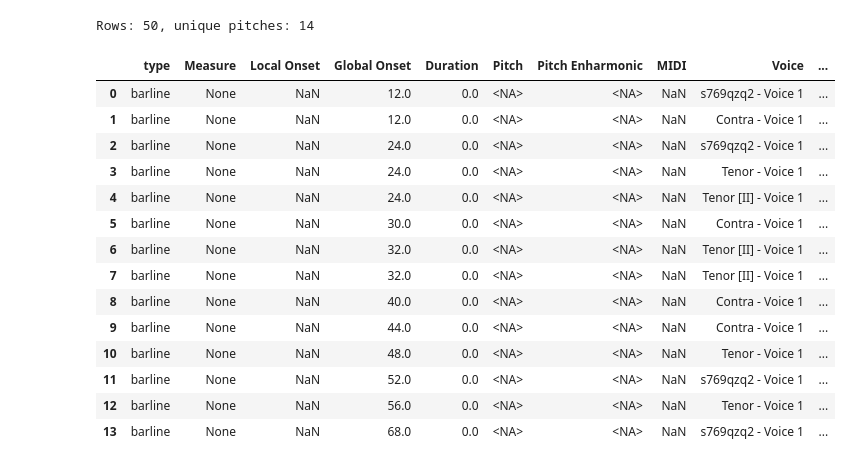
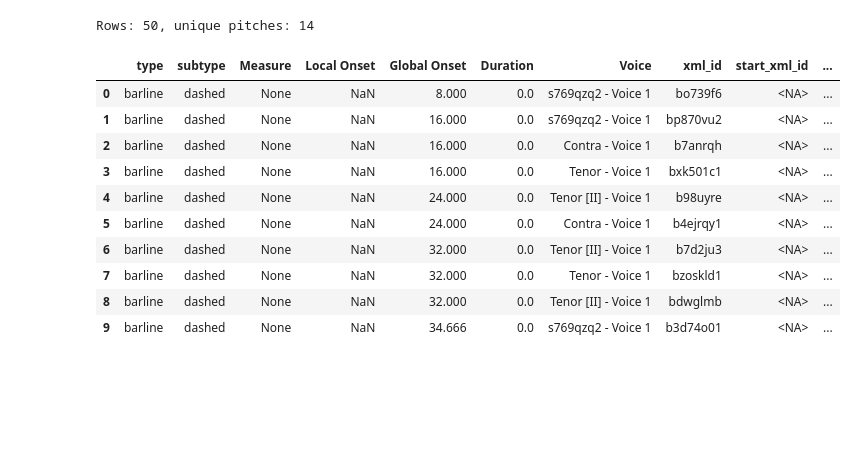
Before and after one commit to egorpol/camat_v2, a Jupyter notebook: testing_parser_mensural.ipynb, the cells around one changed output. Drawn from its saved outputs; the diff is of its cells as text; code cells hidden in the pictures; blank space fills up the shorter version.

```diff
--- a/testing_parser_mensural.ipynb
+++ b/testing_parser_mensural.ipynb
@@ -2,17 +2,14 @@
 # Imports
 from IPython.display import display
 
-from camat.parser_registry import parse_files, list_parsers
-
-# Backend selection ('music21' | 'partitura')
-PARSING_BACKEND = 'partitura'
+from camat.parser_registry import parse_files
 
 # Optional: auto summary via parser_registry.parse_files(..., print_parsed_summary=...)
 # False disables it; a dict forwards kwargs to parser_utils.print_parsed_summary.
 PRINT_PARSED_SUMMARY = True
 
 # ---------------------------------------------------------------------
-# Parameter section (all current parse_files_partitura options)
+# Parameter section used in this mensural notebook
 # ---------------------------------------------------------------------
 FILTER_ZERO_DURATION = True          # filter out notes with duration 0 (grace notes)
 ADJUST_FRACTIONAL_DURATION = True    # rounds Duration, Local Onset, and Global Onset to 3 decimals
@@ -20,8 +17,6 @@ PARSE_ENHARMONIC = True              # add 'Pitch Enharmonic' column grounded in
 DEDUPE_WEAKER_TEXT_EVENTS = False    # drops weaker duplicate text-like events when an anchored copy also exists
 
 PLOTTING_BACKEND = 'bokeh'           # 'plt' | 'bokeh' | 'none'
-SHOW_MEASURE_LINES = False            # draw vertical measure lines at measure starts
-MEASURE_LINE_COLOR = 'black'         # color for measure lines
 SHOW_HOVER = True                    # enable hover tool (Bokeh only)
 HOVER_FIELDS = [
     'measure', 'local_onset', 'global_onset', 'duration',
@@ -30,7 +25,7 @@ HOVER_FIELDS = [
 
 DISPLAY_PREVIEW_DF_PITCH = True      # show preview for parsed pitch dataframe
 DISPLAY_PREVIEW_DF_EVENTS = True     # show preview for parsed event dataframe
-PREVIEW_ROWS = 20                    # number of rows to show in preview
+PREVIEW_ROWS = 10                    # number of rows to show in preview
 CLEANUP_REMOTE = True                # if source is a URL, delete temp file after parsing
 RETURN_PLOTS = False                 # include plot objects in results under 'plot'
 PLOT_SIZE_X = 900                    # plot width in pixels
@@ -40,52 +35,30 @@ ZOOM_WHEEL_DIM = 'width'             # 'both' | 'width' | 'height' (Bokeh only)
 SHOW_PROGRESS = True                 # tqdm progress bar for multiple files
 PROGRESS_DESC = None                 # custom progress label, or None
 
-# Cross-backend options
-STRIP_TIES = True                    # music21 backend only
-ALIGN_ACCIDENT_SCHEMA = True         # harmonize accidental schema across backends
+# Mensural parsing / display options
+ALIGN_ACCIDENT_SCHEMA = True         # normalize accidental spellings in parsed pitch columns
 COLORIZE_VOICES = True               # color-code notes by voice/part in piano roll
 PALETTE = 'Category20'               # e.g. 'Category10', 'Category20', 'Set3', or list of colors
 INCLUDE_XML_IDS = True               # for MEI, include xml:id as 'xml_id'
-
-# Mensural / MEI handling (partitura backend)
-NORMALIZE_MENSURAL_DURATIONS = True      # mensural MEI only: rewrite dur tokens (e.g. semibrevis)
-INJECT_MISSING_METER_SIGNATURE = False    # mensural MEI only: inject default meter when missing
-DEFAULT_METER_COUNT = 4                  # used for injected meter numerator
-DEFAULT_METER_UNIT = 4                   # used for injected meter denominator
-TRY_VEROVIO_MEI_CONVERSION = True        # retry unsupported MEI structures via Verovio conversion
-PREFER_VEROVIO_FOR_MENSURAL = True       # run Verovio first when mensural markers are detected
-VEROVIO_MENSURAL_TO_CMN = True           # ask Verovio to convert mensural notation to CMN-compatible MEI
-VEROVIO_DURATION_EQUIVALENCE = None      # optional float (e.g. 2.0) to scale durations during conversion
-VEROVIO_MENSURAL_SCORE_UP = False        # enable Verovio mensural score-up rendering behavior
 PLOT_PARSED_BARLINES_WITH_VOICE_COLORING = True  # overlay parsed MEI barlines using voice-matched colors
-ALLOW_MUSIC21_FALLBACK = False           # strict partitura flow when False; no music21 fallback
 
 # List of file sources (URLs or local paths)
 FILE_SOURCES = [
-    # 'https://analyse.hfm-weimar.de/database/02/PrJode_Jos0302_COM_1-5_MissaDapac_002_00006.xml',
-    # 'https://raw.githubusercontent.com/humdrum-tools/bach-wtc-fugues/refs/heads/master/kern/wtc1f04.krn',
-    # 'https://raw.githubusercontent.com/humdrum-tools/bach-wtc/refs/heads/main/kern/wtc1f22.krn',
-    # 'https://raw.githubusercontent.com/trompamusic-encodings/Beethoven_Op31_No3_HenleUrtext/refs/heads/master/Beethoven_Op31_No3_3-HenleUrtext.mei',
-    # 'https://raw.githubusercontent.com/piasteuck/winterreise-analysis/refs/heads/main/Schubert_Winterreise_Dataset_v2-0/01_RawData/score_musicxml/Schubert_D911-20.xml',
-    # 'https://raw.githubusercontent.com/music-encoding/sample-encodings/main/MEI_5.0/Music/Complete_examples/Bach-JS_Ein_feste_Burg.mei',
-    #'https://raw.githubusercontent.com/music-encoding/sample-encodings/main/MEI_3.0/Music/Complete_examples/Mozart_Fuge_G_minor.mei',
     'https://github.com/annplaksin/mei-sample-encodings/raw/refs/heads/main/Dufay-M-SeLaFace/Capp.Sist.%2014,%2027v-28r_MEI_Mensural_corr.mei',
+    'https://raw.githubusercontent.com/annplaksin/mei-sample-encodings/refs/heads/main/Dufay-SalveRegina/SalveReginaMisericordiae_Dufay_MEI_Mensural.mei',
+    'https://github.com/annplaksin/mei-sample-encodings/raw/refs/heads/main/Josquin_M-AveMarisStella_KyrieI/Jena3/M-AveMArisStella_KyrieI_Josquin_Jena3.mei',
 ]
-
-print('Available parser backends:', list_parsers())
 
 # Parse and visualize
 results, dfs_by_name, df_processed = parse_files(
     FILE_SOURCES,
-    parsing_backend=PARSING_BACKEND,
+    parsing_backend='mensural',
     dedupe_weaker_text_events=DEDUPE_WEAKER_TEXT_EVENTS,
     print_parsed_summary=PRINT_PARSED_SUMMARY,
     filter_zero_duration=FILTER_ZERO_DURATION,
     adjust_fractional_duration=ADJUST_FRACTIONAL_DURATION,
     parse_enharmonic=PARSE_ENHARMONIC,
     backend=PLOTTING_BACKEND,
-    show_measure_lines=SHOW_MEASURE_LINES,
-    measure_line_color=MEASURE_LINE_COLOR,
     show_hover=SHOW_HOVER,
     hover_fields=HOVER_FIELDS,
     display_preview_df_pitch=DISPLAY_PREVIEW_DF_PITCH,
@@ -99,21 +72,10 @@ results, dfs_by_name, df_processed = parse_files(
     zoom_wheel_dim=ZOOM_WHEEL_DIM,
     show_progress=SHOW_PROGRESS,
     progress_desc=PROGRESS_DESC,
-    strip_ties=STRIP_TIES,
     align_accident_schema=ALIGN_ACCIDENT_SCHEMA,
     colorize_voices=COLORIZE_VOICES,
     palette=PALETTE,
     include_xml_ids=INCLUDE_XML_IDS,
-    normalize_mensural_durations=NORMALIZE_MENSURAL_DURATIONS,
-    inject_missing_meter_signature=INJECT_MISSING_METER_SIGNATURE,
-    default_meter_count=DEFAULT_METER_COUNT,
-    default_meter_unit=DEFAULT_METER_UNIT,
-    try_verovio_mei_conversion=TRY_VEROVIO_MEI_CONVERSION,
-    prefer_verovio_for_mensural=PREFER_VEROVIO_FOR_MENSURAL,
-    verovio_mensural_to_cmn=VEROVIO_MENSURAL_TO_CMN,
-    verovio_duration_equivalence=VEROVIO_DURATION_EQUIVALENCE,
-    verovio_mensural_score_up=VEROVIO_MENSURAL_SCORE_UP,
     plot_parsed_barlines_with_voice_coloring=PLOT_PARSED_BARLINES_WITH_VOICE_COLORING,
-    allow_music21_fallback=ALLOW_MUSIC21_FALLBACK,
 )
 # %% [output]
@@ -145,16 +101,12 @@ Extracted MEI barline events: 14 event(s), forms=['dashed'].
 Rows: 50, unique pitches: 14
-|  | type | Measure | Local Onset | Global Onset | Duration | Pitch | Pitch Enharmonic | MIDI | Voice | ... |
-| 0 | barline | None | NaN | 12.0 | 0.0 | <NA> | <NA> | NaN | s769qzq2 - Voice 1 | ... |
-| 1 | barline | None | NaN | 12.0 | 0.0 | <NA> | <NA> | NaN | Contra - Voice 1 | ... |
-| 2 | barline | None | NaN | 24.0 | 0.0 | <NA> | <NA> | NaN | s769qzq2 - Voice 1 | ... |
-| 3 | barline | None | NaN | 24.0 | 0.0 | <NA> | <NA> | NaN | Tenor - Voice 1 | ... |
-| 4 | barline | None | NaN | 24.0 | 0.0 | <NA> | <NA> | NaN | Tenor [II] - Voice 1 | ... |
-| 5 | barline | None | NaN | 30.0 | 0.0 | <NA> | <NA> | NaN | Contra - Voice 1 | ... |
-| 6 | barline | None | NaN | 32.0 | 0.0 | <NA> | <NA> | NaN | Tenor [II] - Voice 1 | ... |
-| 7 | barline | None | NaN | 32.0 | 0.0 | <NA> | <NA> | NaN | Tenor [II] - Voice 1 | ... |
-| 8 | barline | None | NaN | 40.0 | 0.0 | <NA> | <NA> | NaN | Contra - Voice 1 | ... |
-| 9 | barline | None | NaN | 44.0 | 0.0 | <NA> | <NA> | NaN | Contra - Voice 1 | ... |
-| 10 | barline | None | NaN | 48.0 | 0.0 | <NA> | <NA> | NaN | Tenor - Voice 1 | ... |
-| 11 | barline | None | NaN | 52.0 | 0.0 | <NA> | <NA> | NaN | s769qzq2 - Voice 1 | ... |
-| 12 | barline | None | NaN | 56.0 | 0.0 | <NA> | <NA> | NaN | Tenor - Voice 1 | ... |
-| 13 | barline | None | NaN | 68.0 | 0.0 | <NA> | <NA> | NaN | s769qzq2 - Voice 1 | ... |
+|  | type | subtype | Measure | Local Onset | Global Onset | Duration | Voice | xml_id | start_xml_id | ... |
+| 0 | barline | dashed | None | NaN | 8.000 | 0.0 | s769qzq2 - Voice 1 | bo739f6 | <NA> | ... |
+| 1 | barline | dashed | None | NaN | 16.000 | 0.0 | s769qzq2 - Voice 1 | bp870vu2 | <NA> | ... |
+| 2 | barline | dashed | None | NaN | 16.000 | 0.0 | Contra - Voice 1 | b7anrqh | <NA> | ... |
+| 3 | barline | dashed | None | NaN | 16.000 | 0.0 | Tenor - Voice 1 | bxk501c1 | <NA> | ... |
+| 4 | barline | dashed | None | NaN | 24.000 | 0.0 | Tenor [II] - Voice 1 | b98uyre | <NA> | ... |
+| 5 | barline | dashed | None | NaN | 24.000 | 0.0 | Contra - Voice 1 | b4ejrqy1 | <NA> | ... |
+| 6 | barline | dashed | None | NaN | 32.000 | 0.0 | Tenor [II] - Voice 1 | b7d2ju3 | <NA> | ... |
+| 7 | barline | dashed | None | NaN | 32.000 | 0.0 | Tenor - Voice 1 | bzoskld1 | <NA> | ... |
+| 8 | barline | dashed | None | NaN | 32.000 | 0.0 | Tenor [II] - Voice 1 | bdwglmb | <NA> | ... |
+| 9 | barline | dashed | None | NaN | 34.666 | 0.0 | s769qzq2 - Voice 1 | b3d74o01 | <NA> | ... |
```
Also changed, not shown: parts of 5 cells of this notebook, 10 other files.
